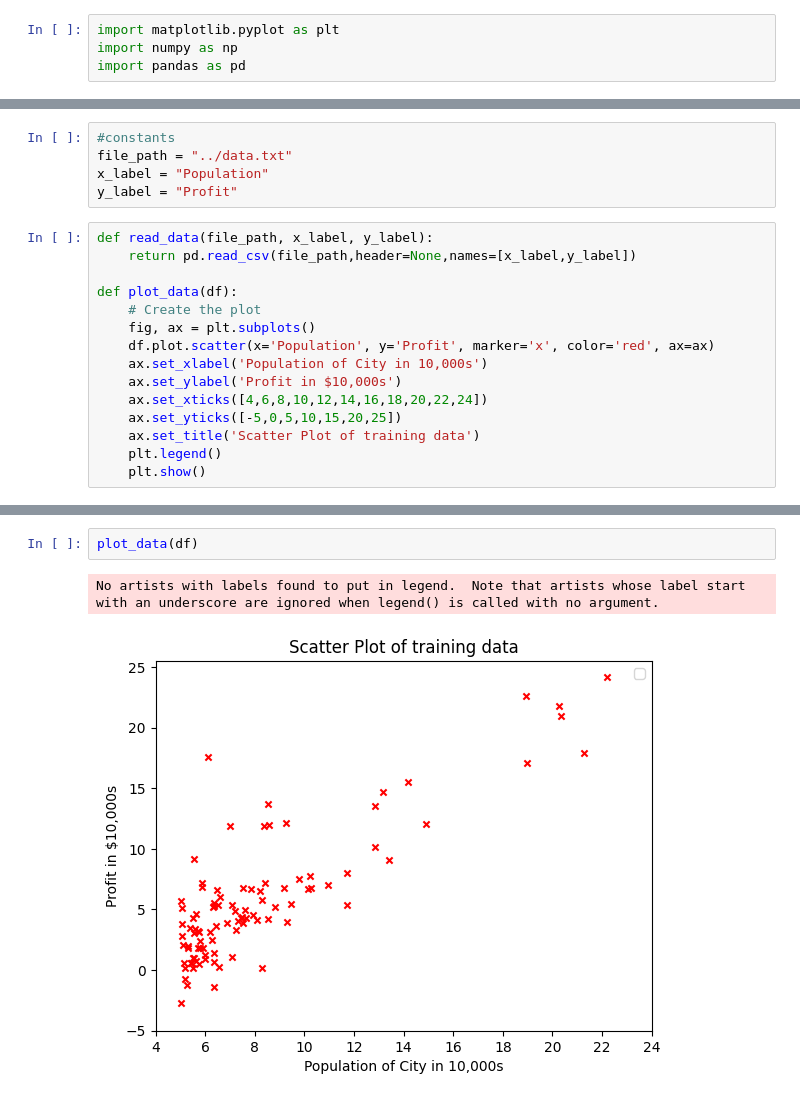
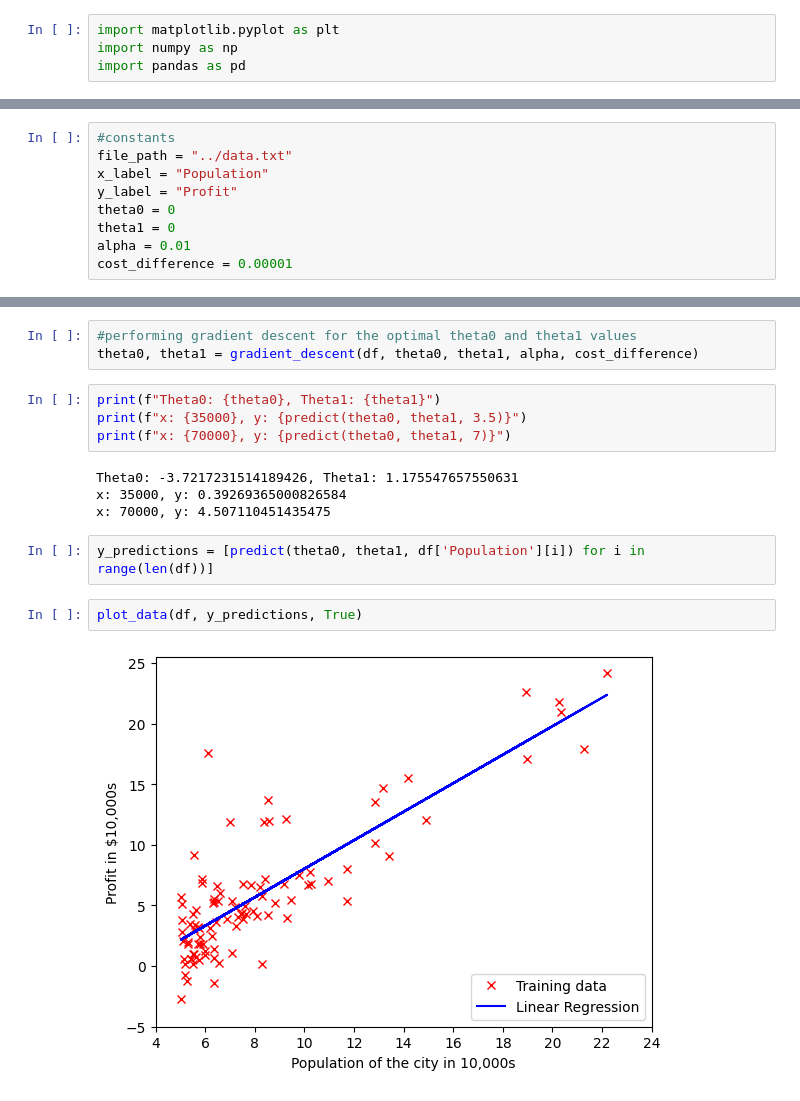
Before and after one commit to Alan1321/survey_AI_assignments, a Jupyter notebook: pa1_gradient_descent_implementation/jupyter_notebook/main.ipynb, the cells around one changed output, grey strips where cells are left out. Drawn from its saved outputs; the diff is of its cells as text.

Commit message:
programming assignment1 -- gradient descent implementation complete

```diff
--- a/pa1_gradient_descent_implementation/jupyter_notebook/main.ipynb
+++ b/pa1_gradient_descent_implementation/jupyter_notebook/main.ipynb
@@ -7,20 +65,9 @@ import pandas as pd
 file_path = "../data.txt"
 x_label = "Population"
 y_label = "Profit"
+theta0 = 0
+theta1 = 0
+alpha = 0.01
+cost_difference = 0.00001
-# %%
-def read_data(file_path, x_label, y_label):
-    return pd.read_csv(file_path,header=None,names=[x_label,y_label])
-
-def plot_data(df):
-    # Create the plot
-    fig, ax = plt.subplots()
-    df.plot.scatter(x='Population', y='Profit', marker='x', color='red', ax=ax)
-    ax.set_xlabel('Population of City in 10,000s')
-    ax.set_ylabel('Profit in $10,000s')
-    ax.set_xticks([4,6,8,10,12,14,16,18,20,22,24])
-    ax.set_yticks([-5,0,5,10,15,20,25])
-    ax.set_title('Scatter Plot of training data')
-    plt.legend()
-    plt.show()
 # %%
 df = read_data(file_path, x_label, y_label)
@@ -27,5 +77,17 @@ df = read_data(file_path, x_label, y_label)
+# %%
+#performing gradient descent for the optimal theta0 and theta1 values
+theta0, theta1 = gradient_descent(df, theta0, theta1, alpha, cost_difference)
+# %%
+print(f"Theta0: {theta0}, Theta1: {theta1}")
+print(f"x: {35000}, y: {predict(theta0, theta1, 3.5)}")
+print(f"x: {70000}, y: {predict(theta0, theta1, 7)}")
+# %% [output]
+Theta0: -3.7217231514189426, Theta1: 1.175547657550631
+x: 35000, y: 0.39269365000826584
+x: 70000, y: 4.507110451435475
+# %%
+y_predictions = [predict(theta0, theta1, df['Population'][i]) for i in range(len(df))]
 # %%
-plot_data(df)
+plot_data(df, y_predictions, True)
 # %% [output]
-No artists with labels found to put in legend.  Note that artists whose label start with an underscore are ignored when legend() is called with no argument.
-[figure, old version]
+[figure, new version]
```
Also changed, not shown: parts of 2 cells of this notebook.
